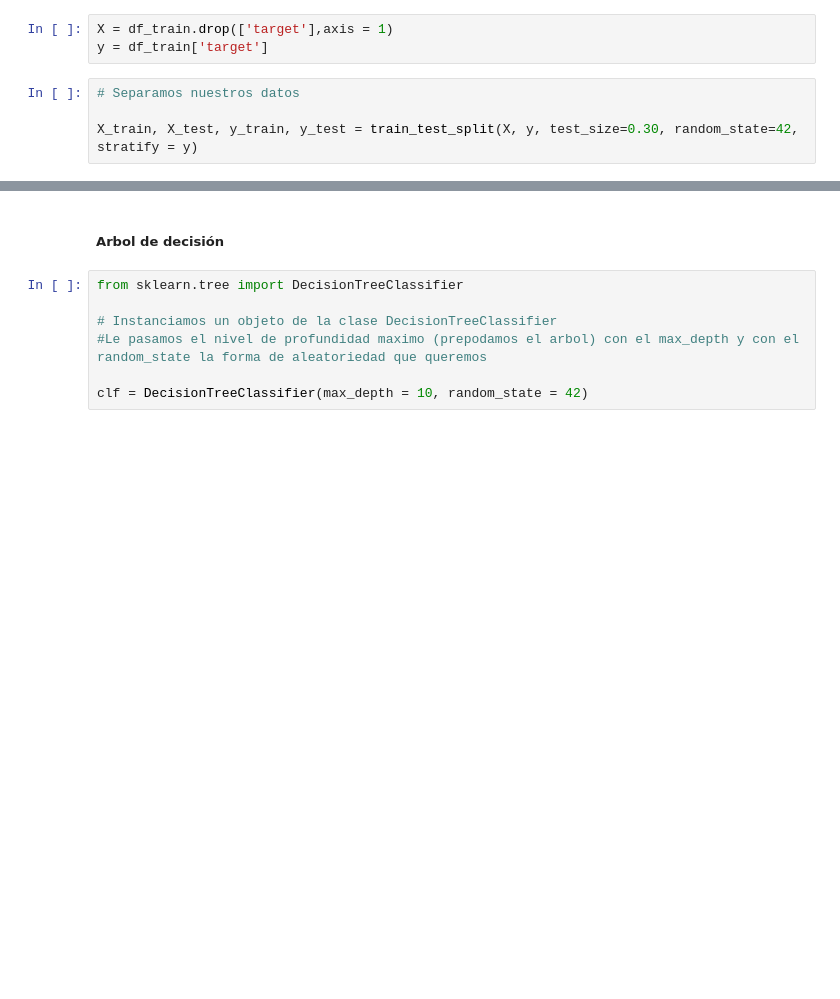
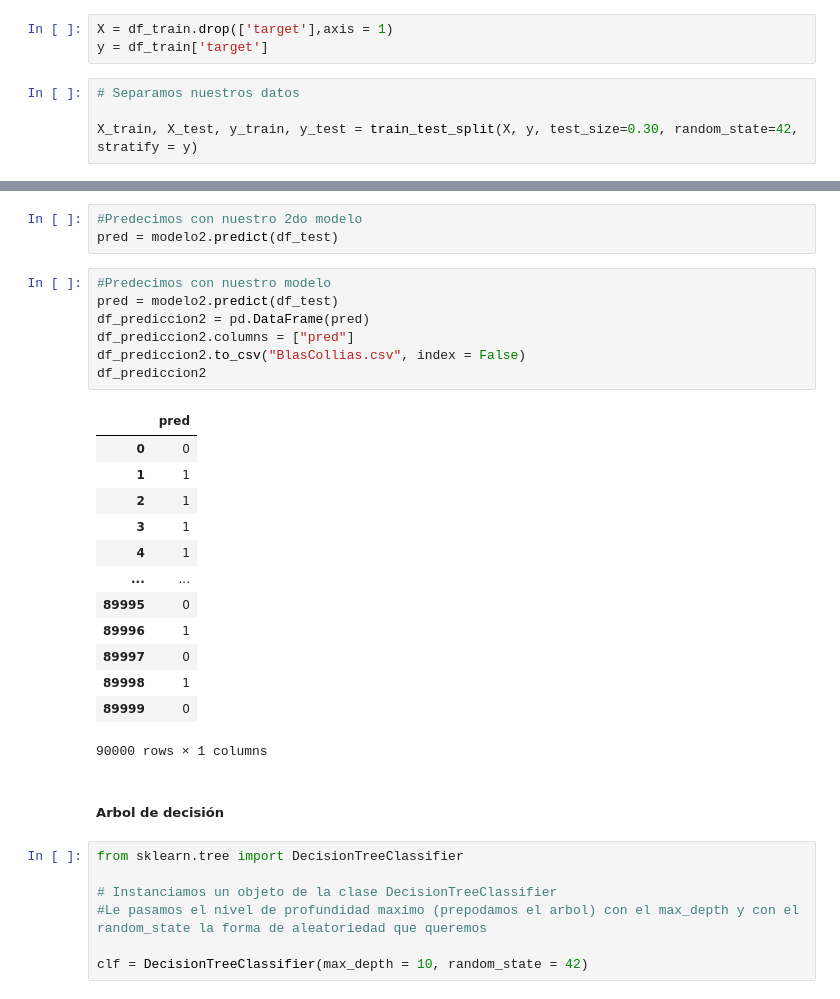
Before and after one commit to BlasCollias/Datathon, a Jupyter notebook: Proyecto.ipynb, the cells around one changed output, grey strips where cells are left out. Drawn from its saved outputs; the diff is of its cells as text; blank space fills up the shorter version.

```diff
--- a/Proyecto.ipynb
+++ b/Proyecto.ipynb
@@ -402,3 +446,27 @@ El score del modelo es: 0.6004512195121952
+# %%
+#Predecimos con nuestro 2do modelo
+pred = modelo2.predict(df_test)
+# %%
+#Predecimos con nuestro modelo
+pred = modelo2.predict(df_test)
+df_prediccion2 = pd.DataFrame(pred)
+df_prediccion2.columns = ["pred"]
+df_prediccion2.to_csv("BlasCollias.csv", index = False)
+df_prediccion2
+# %% [output]
+|  | pred |
+| 0 | 0 |
+| 1 | 1 |
+| 2 | 1 |
+| 3 | 1 |
+| 4 | 1 |
+| ... | ... |
+| 89995 | 0 |
+| 89996 | 1 |
+| 89997 | 0 |
+| 89998 | 1 |
+| 89999 | 0 |
+90000 rows × 1 columns
 # %% [markdown]
 ##### Arbol de decisión
 # %%
```
Also changed, not shown: parts of 18 cells of this notebook, 1 other file.
